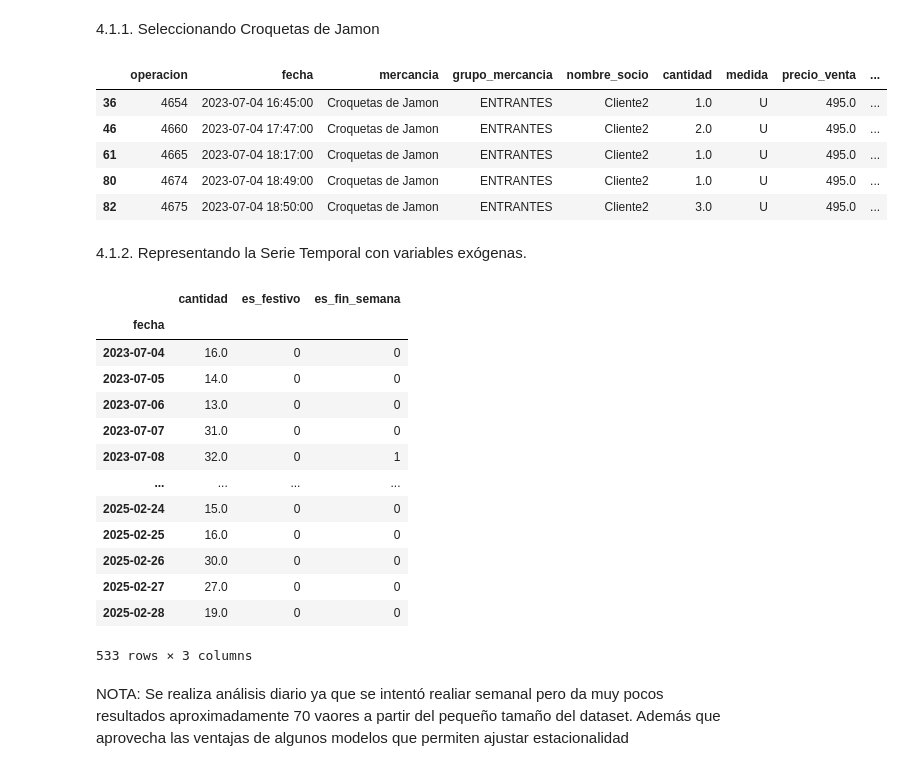
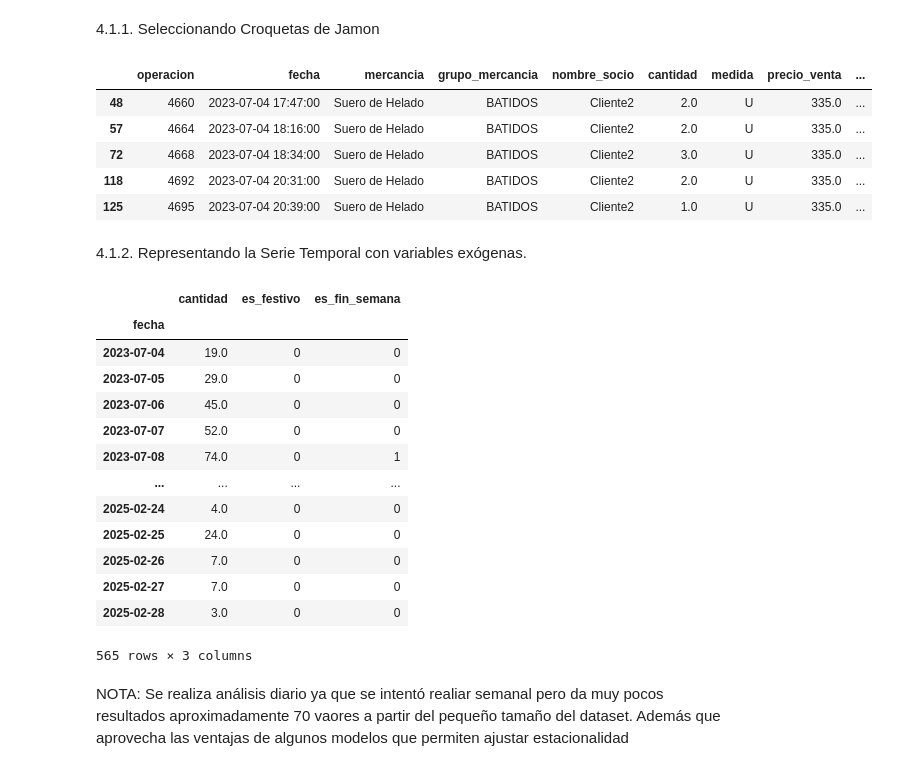
Before and after one commit to jarce2388/asistente_coversacional, a Jupyter notebook: tfm_pronostico_producto_suero_helado_Jorge_Arce copy.ipynb, the cells around one changed output. Cells and saved outputs as stored; diff of their text form; code cells hidden in the pictures.

```diff
--- a/tfm_pronostico_producto_suero_helado_Jorge_Arce copy.ipynb
+++ b/tfm_pronostico_producto_suero_helado_Jorge_Arce copy.ipynb
@@ -45,7 +45,7 @@ import itertools
 # %% [markdown]
 ***1.1. Carga Inicial de Datos:***
 # %%
-df_hystoric = pd.read_parquet('./data-sets/data_hitorico_ventas_mod.parquet')
+df_hystoric = pd.read_parquet('../data-sets/data_hitorico_ventas_mod.parquet')
 df_hystoric.head(3)
 # %% [output]
 |  | operacion | fecha | mercancia | grupo_mercancia | nombre_socio | cantidad | medida | precio_venta | ... |
@@ -157,15 +157,15 @@ Resultados:
 # %% [markdown]
 4.1.1. Seleccionando Croquetas de Jamon
 # %%
-df_top_producto = df_hystoric[df_hystoric["mercancia"]=="Croquetas de Jamon"]
+df_top_producto = df_hystoric[df_hystoric["mercancia"]=="Suero de Helado"]
 df_top_producto.head()
 # %% [output]
 |  | operacion | fecha | mercancia | grupo_mercancia | nombre_socio | cantidad | medida | precio_venta | ... |
-| 36 | 4654 | 2023-07-04 16:45:00 | Croquetas de Jamon | ENTRANTES | Cliente2 | 1.0 | U | 495.0 | ... |
-| 46 | 4660 | 2023-07-04 17:47:00 | Croquetas de Jamon | ENTRANTES | Cliente2 | 2.0 | U | 495.0 | ... |
-| 61 | 4665 | 2023-07-04 18:17:00 | Croquetas de Jamon | ENTRANTES | Cliente2 | 1.0 | U | 495.0 | ... |
-| 80 | 4674 | 2023-07-04 18:49:00 | Croquetas de Jamon | ENTRANTES | Cliente2 | 1.0 | U | 495.0 | ... |
-| 82 | 4675 | 2023-07-04 18:50:00 | Croquetas de Jamon | ENTRANTES | Cliente2 | 3.0 | U | 495.0 | ... |
+| 48 | 4660 | 2023-07-04 17:47:00 | Suero de Helado | BATIDOS | Cliente2 | 2.0 | U | 335.0 | ... |
+| 57 | 4664 | 2023-07-04 18:16:00 | Suero de Helado | BATIDOS | Cliente2 | 2.0 | U | 335.0 | ... |
+| 72 | 4668 | 2023-07-04 18:34:00 | Suero de Helado | BATIDOS | Cliente2 | 3.0 | U | 335.0 | ... |
+| 118 | 4692 | 2023-07-04 20:31:00 | Suero de Helado | BATIDOS | Cliente2 | 2.0 | U | 335.0 | ... |
+| 125 | 4695 | 2023-07-04 20:39:00 | Suero de Helado | BATIDOS | Cliente2 | 1.0 | U | 335.0 | ... |
 # %% [markdown]
 4.1.2. Representando la Serie Temporal con variables exógenas.
 # %%
@@ -178,18 +178,18 @@ df_top_producto
 # %% [output]
 |  | cantidad | es_festivo | es_fin_semana |
 | fecha |  |  |  |
-| 2023-07-04 | 16.0 | 0 | 0 |
-| 2023-07-05 | 14.0 | 0 | 0 |
-| 2023-07-06 | 13.0 | 0 | 0 |
-| 2023-07-07 | 31.0 | 0 | 0 |
-| 2023-07-08 | 32.0 | 0 | 1 |
+| 2023-07-04 | 19.0 | 0 | 0 |
+| 2023-07-05 | 29.0 | 0 | 0 |
+| 2023-07-06 | 45.0 | 0 | 0 |
+| 2023-07-07 | 52.0 | 0 | 0 |
+| 2023-07-08 | 74.0 | 0 | 1 |
 | ... | ... | ... | ... |
-| 2025-02-24 | 15.0 | 0 | 0 |
-| 2025-02-25 | 16.0 | 0 | 0 |
-| 2025-02-26 | 30.0 | 0 | 0 |
-| 2025-02-27 | 27.0 | 0 | 0 |
-| 2025-02-28 | 19.0 | 0 | 0 |
+| 2025-02-24 | 4.0 | 0 | 0 |
+| 2025-02-25 | 24.0 | 0 | 0 |
+| 2025-02-26 | 7.0 | 0 | 0 |
+| 2025-02-27 | 7.0 | 0 | 0 |
+| 2025-02-28 | 3.0 | 0 | 0 |
-533 rows × 3 columns
+565 rows × 3 columns
 # %% [markdown]
 NOTA: Se realiza análisis diario ya que se intentó realiar semanal pero da muy pocos resultados aproximadamente 70 vaores a partir del pequeño tamaño del dataset. Además que aprovecha las ventajas de algunos modelos que permiten ajustar estacionalidad
 # %%
```
Also changed, not shown: parts of 28 cells of this notebook.
